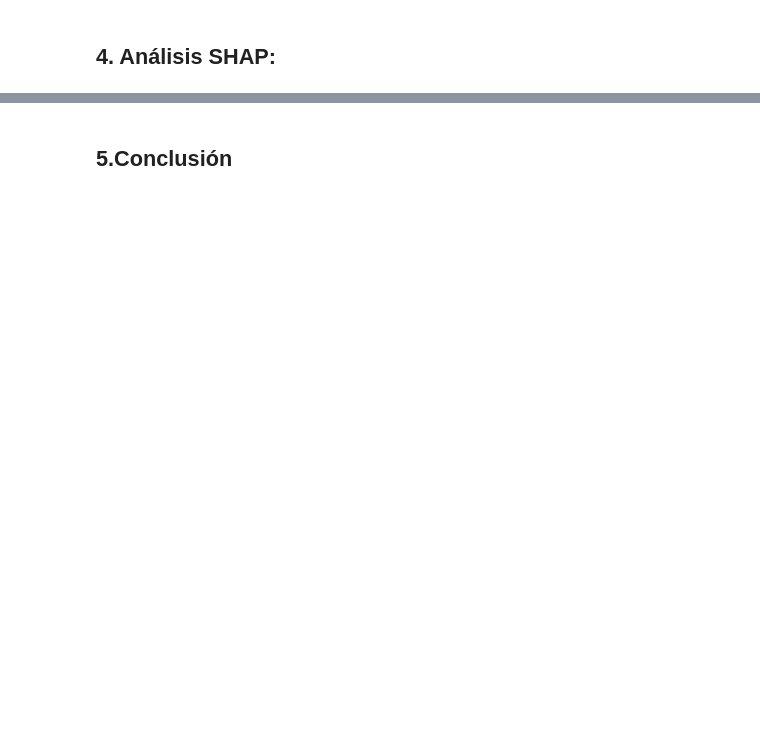
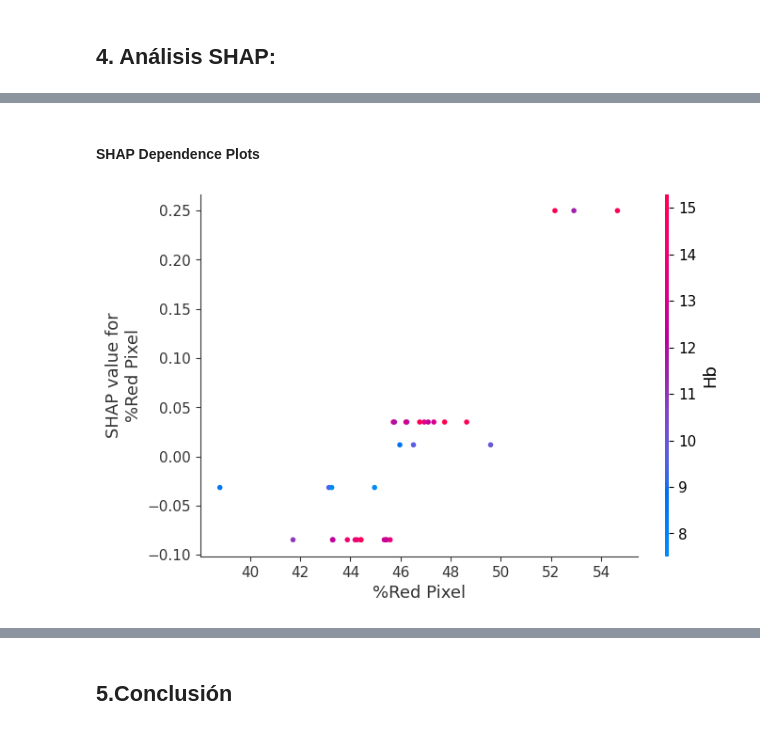
Before and after one commit to IPablo271/Proyecto-ResponsibleIA, a Jupyter notebook: Proyecto_1_RIA.ipynb, the cells around one changed output, grey strips where cells are left out. Saved outputs shown, nothing was run; the diff lists cells and outputs as text; code cells hidden in the pictures; blank space fills up the shorter version.

```diff
--- a/Proyecto_1_RIA.ipynb
+++ b/Proyecto_1_RIA.ipynb
@@ -197,0 +317,7 @@ Podemos ver que los datos si son coherentres ya que la hemoglobina es baja en la
+# %% [markdown]
+#### **SHAP Dependence Plots**
+# %%
+# Dependence Plot para una característica específica, por ejemplo '%Red Pixel'
+shap.dependence_plot('%Red Pixel', shap_values, X_test)
+# %% [output]
+[figure, added]
```
Also changed, not shown: parts of 17 cells of this notebook, 1 other file.
